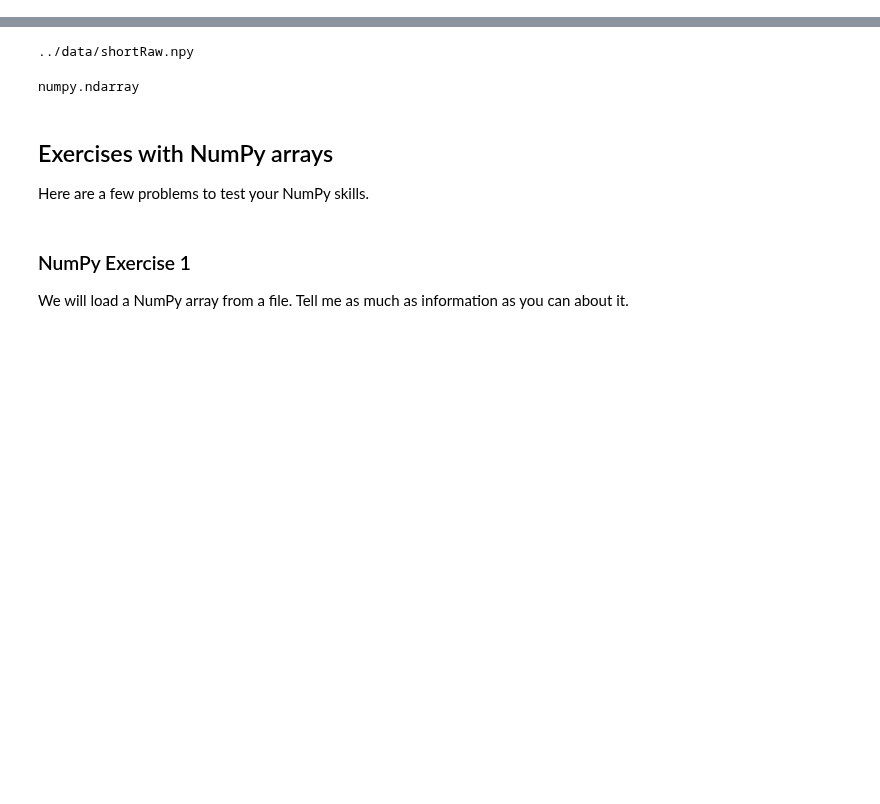
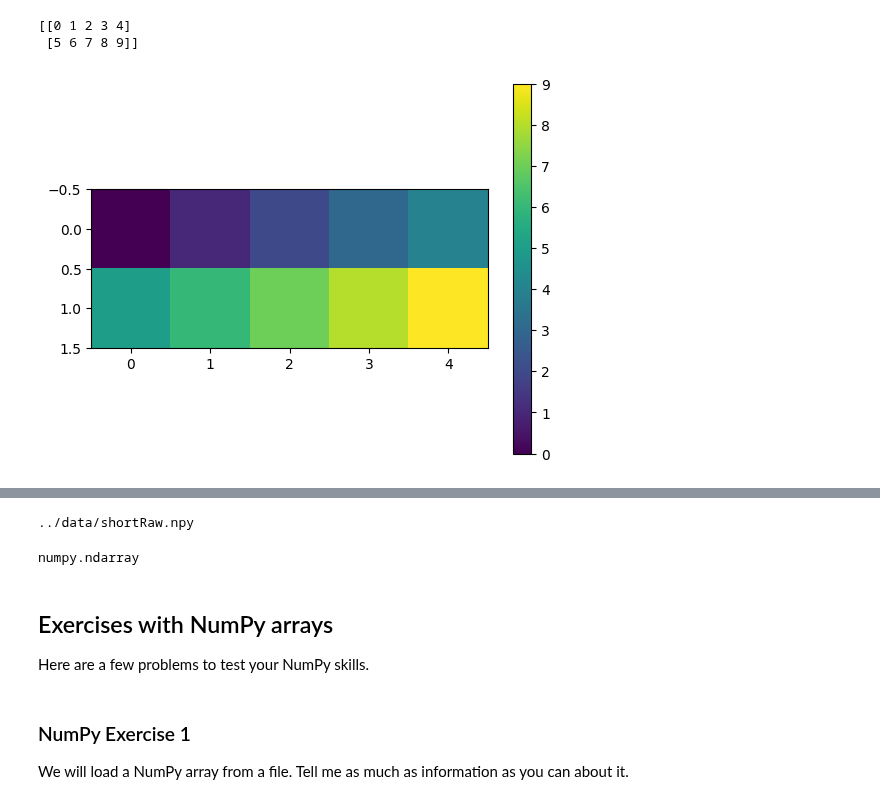
Before and after one commit to kevin-allen/dataScienceNeuro, a Jupyter notebook: notebooks/01_intro_handson.ipynb, the cells around one changed output, grey strips where cells are left out. Cells and saved outputs as stored; diff of their text form; code cells hidden in the pictures; blank space fills up the shorter version.

```diff
--- a/notebooks/01_intro_handson.ipynb
+++ b/notebooks/01_intro_handson.ipynb
@@ -2,0 +73,10 @@
+# %%
+a = np.arange(10).reshape(2,5)
+print(a)
+plt.imshow(a)
+plt.colorbar()
+plt.show()
+# %% [output]
+[[0 1 2 3 4]
+ [5 6 7 8 9]]
+[figure, added]
```
Also changed, not shown: parts of 36 cells of this notebook, 3 other files.
